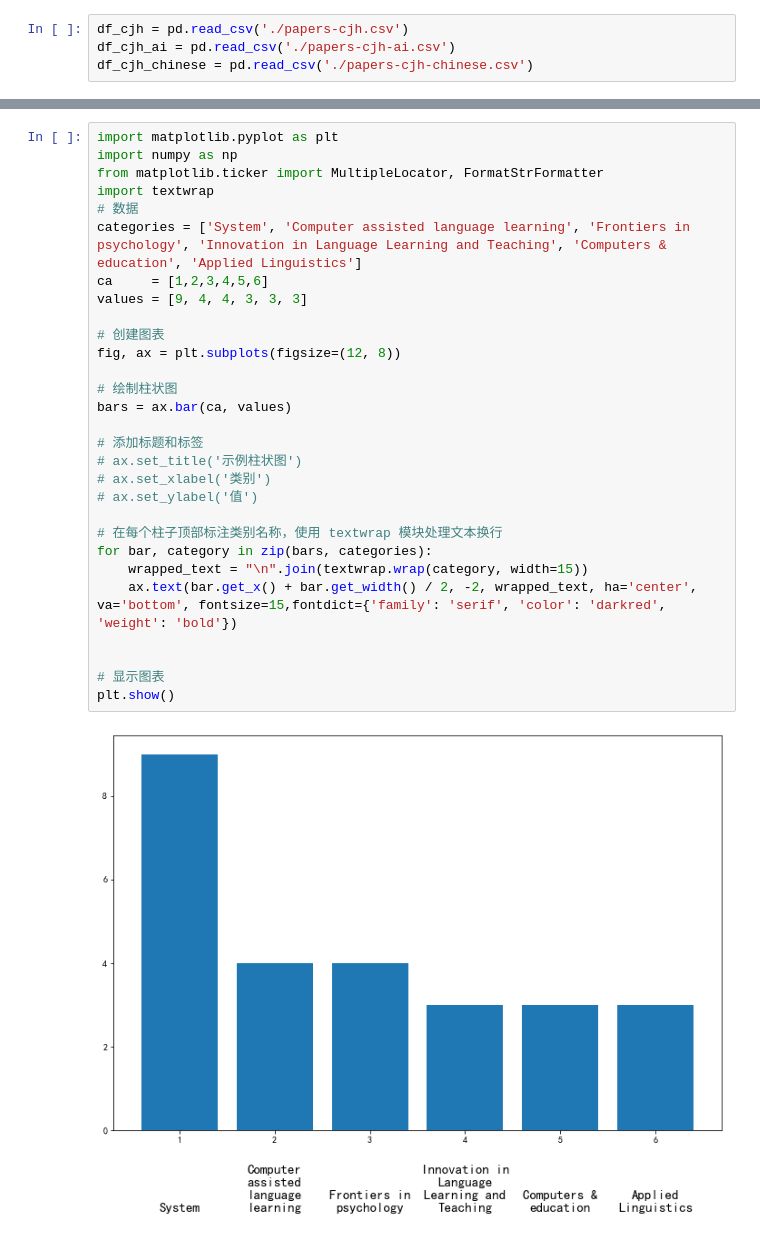
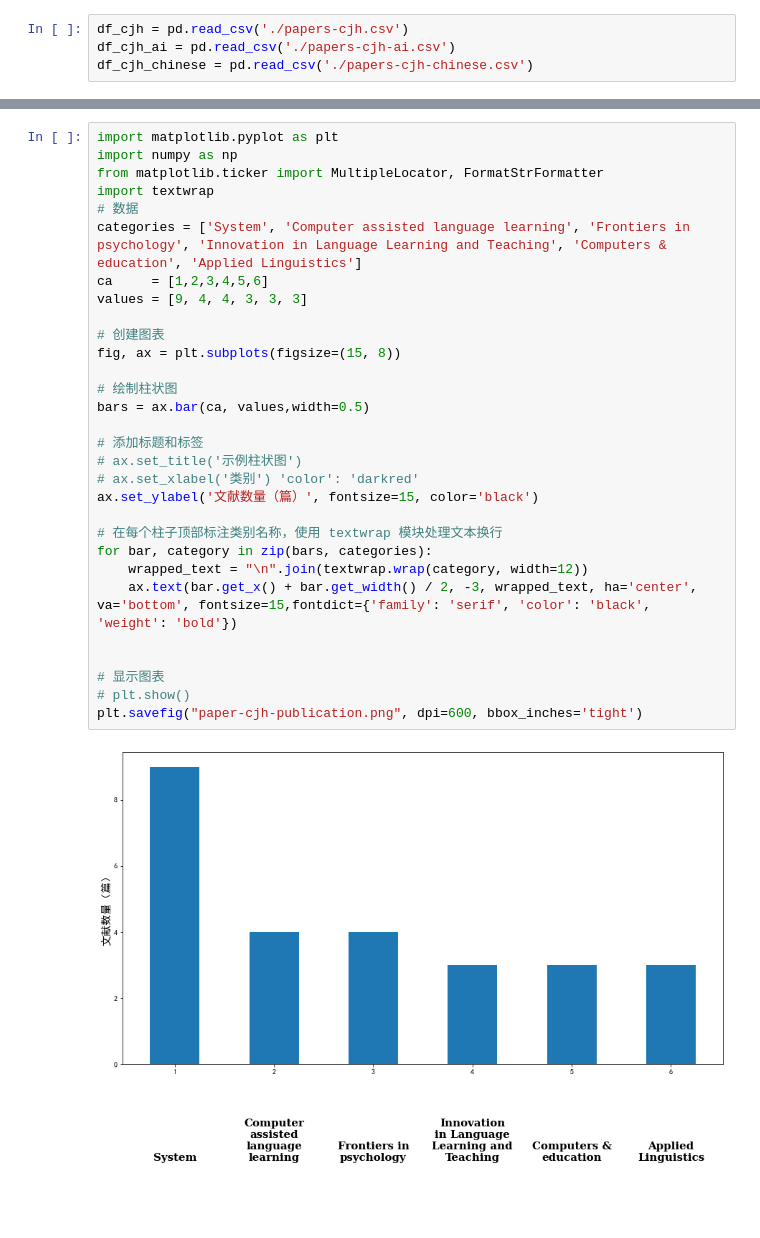
Before and after one commit to wangwei83/paper_fig_refine, a Jupyter notebook: plot_papers.ipynb, the cells around one changed output, grey strips where cells are left out. Cells and saved outputs as stored; diff of their text form; blank space fills up the shorter version.

```diff
--- a/plot_papers.ipynb
+++ b/plot_papers.ipynb
@@ -203,31 +206,32 @@ ax.axvline(2020,linewidth=1,linestyle='-.',color='b')
 # %%
 import matplotlib.pyplot as plt
 import numpy as np
 from matplotlib.ticker import MultipleLocator, FormatStrFormatter
 import textwrap
 # 数据
 categories = ['System', 'Computer assisted language learning', 'Frontiers in psychology', 'Innovation in Language Learning and Teaching', 'Computers & education', 'Applied Linguistics']
 ca     = [1,2,3,4,5,6]
 values = [9, 4, 4, 3, 3, 3]
 
 # 创建图表
-fig, ax = plt.subplots(figsize=(12, 8))
+fig, ax = plt.subplots(figsize=(15, 8))
 
 # 绘制柱状图
-bars = ax.bar(ca, values)
+bars = ax.bar(ca, values,width=0.5)
 
 # 添加标题和标签
 # ax.set_title('示例柱状图')
-# ax.set_xlabel('类别')
-# ax.set_ylabel('值')
+# ax.set_xlabel('类别') 'color': 'darkred'
+ax.set_ylabel('文献数量（篇）', fontsize=15, color='black')
 
 # 在每个柱子顶部标注类别名称，使用 textwrap 模块处理文本换行
 for bar, category in zip(bars, categories):
-    wrapped_text = "\n".join(textwrap.wrap(category, width=15))
-    ax.text(bar.get_x() + bar.get_width() / 2, -2, wrapped_text, ha='center', va='bottom', fontsize=15,fontdict={'family': 'serif', 'color': 'darkred', 'weight': 'bold'})
+    wrapped_text = "\n".join(textwrap.wrap(category, width=12))
+    ax.text(bar.get_x() + bar.get_width() / 2, -3, wrapped_text, ha='center', va='bottom', fontsize=15,fontdict={'family': 'serif', 'color': 'black', 'weight': 'bold'})
 
 
 # 显示图表
-plt.show()
+# plt.show()
+plt.savefig("paper-cjh-publication.png", dpi=600, bbox_inches='tight')
 # %% [output]
-[figure, old version]
+[figure, new version]
```
Also changed, not shown: parts of 2 cells of this notebook, 6 other files.
